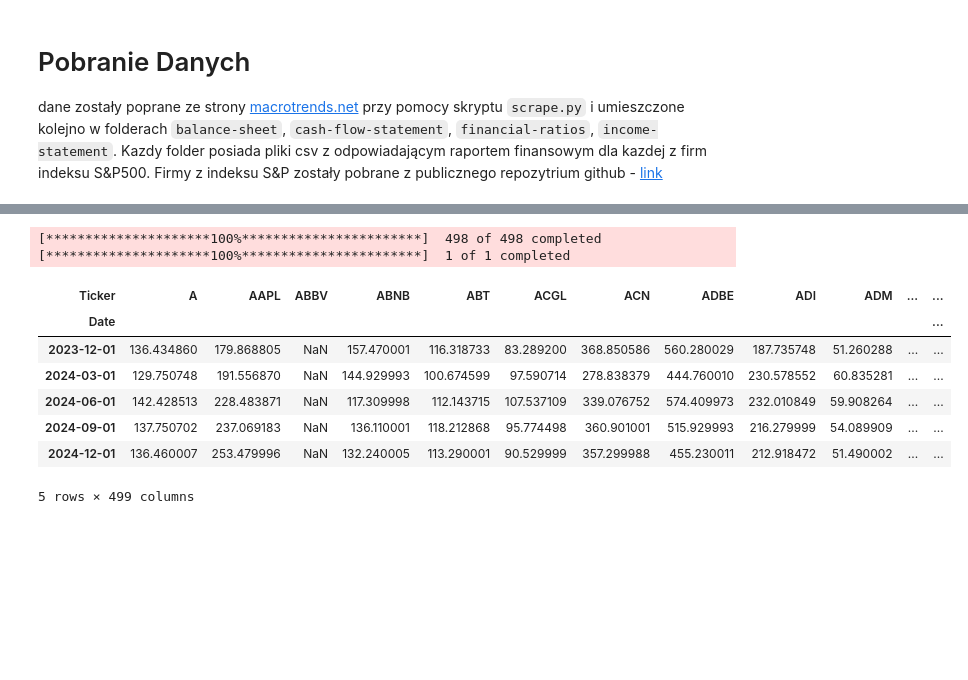
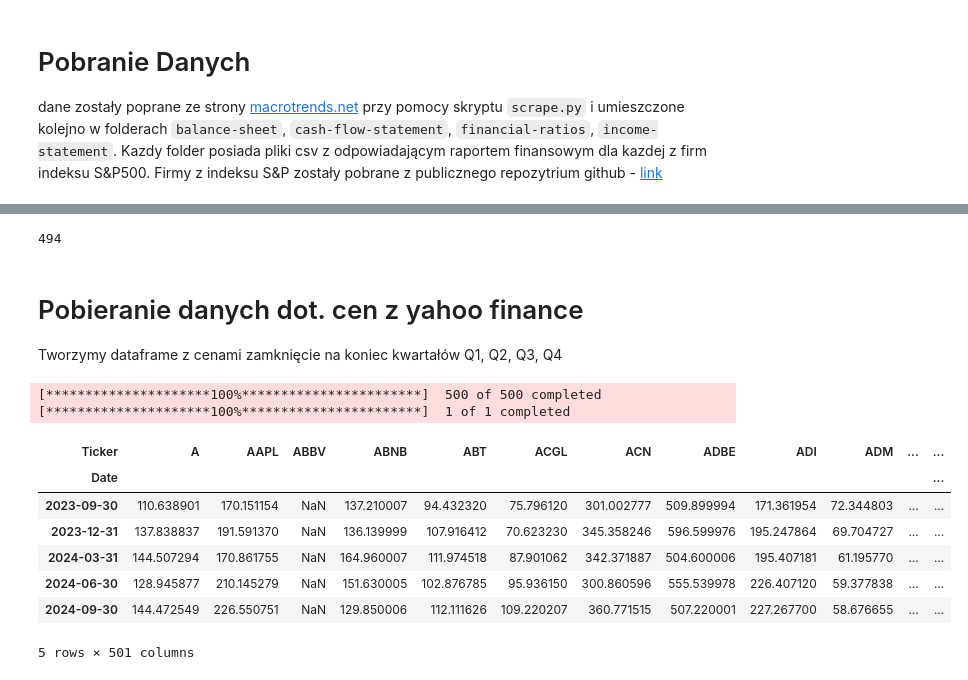
Before and after one commit to micmurawski/sp500, a Jupyter notebook: currate.ipynb, the cells around one changed output, grey strips where cells are left out. Cells and saved outputs as stored; diff of their text form; code cells hidden in the pictures; blank space fills up the shorter version.

```diff
--- a/currate.ipynb
+++ b/currate.ipynb
@@ -16,8 +16,8 @@ from datetime import datetime
 
 
 NOT_INCLUDE = [
-    'BF.B',
-    'BRK.B',
+    #'BF.B',
+    #'BRK.B',
     'GOOG',
     'FOX',
     'NWS'
@@ -69,5 +69,6 @@ for ticker in selected_companies:
         continue
 
     df = pd.concat([df, ticker_df])
+len(df.reset_index()['ticker'].unique())
+# %% [output]
+494
-# %%
-df = df.dropna(axis=1)
@@ -97,20 +75,36 @@ df.to_csv('sp500/data.csv')
+# %% [markdown]
+# Pobieranie danych dot. cen z yahoo finance
+
+Tworzymy dataframe z cenami zamknięcie na koniec kwartałów Q1, Q2, Q3, Q4
 # %%
 import yfinance as yf
-start_date = '2009-12-31'
-end_date = '2024-12-18'
-ticks = yf.Tickers(list(selected_companies))
-sp500_close = ticks.history(start=start_date, end=end_date, interval="3mo").Close
-sp500_close_index = yf.Tickers('^GSPC').history(start=start_date, end=end_date, interval="3mo").Close
+start_date = df.reset_index()['date'].min().strftime('%Y-%m-%d')
+end_date = df.reset_index()['date'].max().strftime('%Y-%m-%d')
+ticks = yf.Tickers(list(t.replace(".", "-") for t in selected_companies))
+sp500_close = ticks.history(start=start_date, end=end_date, interval="1wk").Close
+sp500_close_index = yf.Tickers('^GSPC').history(start=start_date, end=end_date, interval="1wk").Close
 sp500_close = sp500_close.merge(sp500_close_index, left_index=True, right_on='Date')
+sp500_close = sp500_close.rename(
+    columns={"BRK-B": "BRK.B", "BF-B": "BF.B", "^GSPC": "S&P500"}
+)
+
+sp500_close = sp500_close.resample("ME").apply(lambda ser: ser.iloc[-1,])
+_mask = (
+    (sp500_close.index.month == 12)|
+    (sp500_close.index.month == 9) |
+    (sp500_close.index.month == 6) |
+    (sp500_close.index.month == 3)
+)
+sp500_close = sp500_close.loc[_mask]
 sp500_close.tail()
 # %% [output]
-[*********************100%***********************]  498 of 498 completed
+[*********************100%***********************]  500 of 500 completed
 [*********************100%***********************]  1 of 1 completed
 | Ticker | A | AAPL | ABBV | ABNB | ABT | ACGL | ACN | ADBE | ADI | ADM | ... | ... |
 | Date |  |  |  |  |  |  |  |  |  |  |  | ... |
-| 2023-12-01 | 136.434860 | 179.868805 | NaN | 157.470001 | 116.318733 | 83.289200 | 368.850586 | 560.280029 | 187.735748 | 51.260288 | ... | ... |
-| 2024-03-01 | 129.750748 | 191.556870 | NaN | 144.929993 | 100.674599 | 97.590714 | 278.838379 | 444.760010 | 230.578552 | 60.835281 | ... | ... |
-| 2024-06-01 | 142.428513 | 228.483871 | NaN | 117.309998 | 112.143715 | 107.537109 | 339.076752 | 574.409973 | 232.010849 | 59.908264 | ... | ... |
-| 2024-09-01 | 137.750702 | 237.069183 | NaN | 136.110001 | 118.212868 | 95.774498 | 360.901001 | 515.929993 | 216.279999 | 54.089909 | ... | ... |
-| 2024-12-01 | 136.460007 | 253.479996 | NaN | 132.240005 | 113.290001 | 90.529999 | 357.299988 | 455.230011 | 212.918472 | 51.490002 | ... | ... |
+| 2023-09-30 | 110.638901 | 170.151154 | NaN | 137.210007 | 94.432320 | 75.796120 | 301.002777 | 509.899994 | 171.361954 | 72.344803 | ... | ... |
+| 2023-12-31 | 137.838837 | 191.591370 | NaN | 136.139999 | 107.916412 | 70.623230 | 345.358246 | 596.599976 | 195.247864 | 69.704727 | ... | ... |
+| 2024-03-31 | 144.507294 | 170.861755 | NaN | 164.960007 | 111.974518 | 87.901062 | 342.371887 | 504.600006 | 195.407181 | 61.195770 | ... | ... |
+| 2024-06-30 | 128.945877 | 210.145279 | NaN | 151.630005 | 102.876785 | 95.936150 | 300.860596 | 555.539978 | 226.407120 | 59.377838 | ... | ... |
+| 2024-09-30 | 144.472549 | 226.550751 | NaN | 129.850006 | 112.111626 | 109.220207 | 360.771515 | 507.220001 | 227.267700 | 58.676655 | ... | ... |
-5 rows × 499 columns
+5 rows × 501 columns
```
Also changed, not shown: parts of 16 cells of this notebook, 9 other files.
